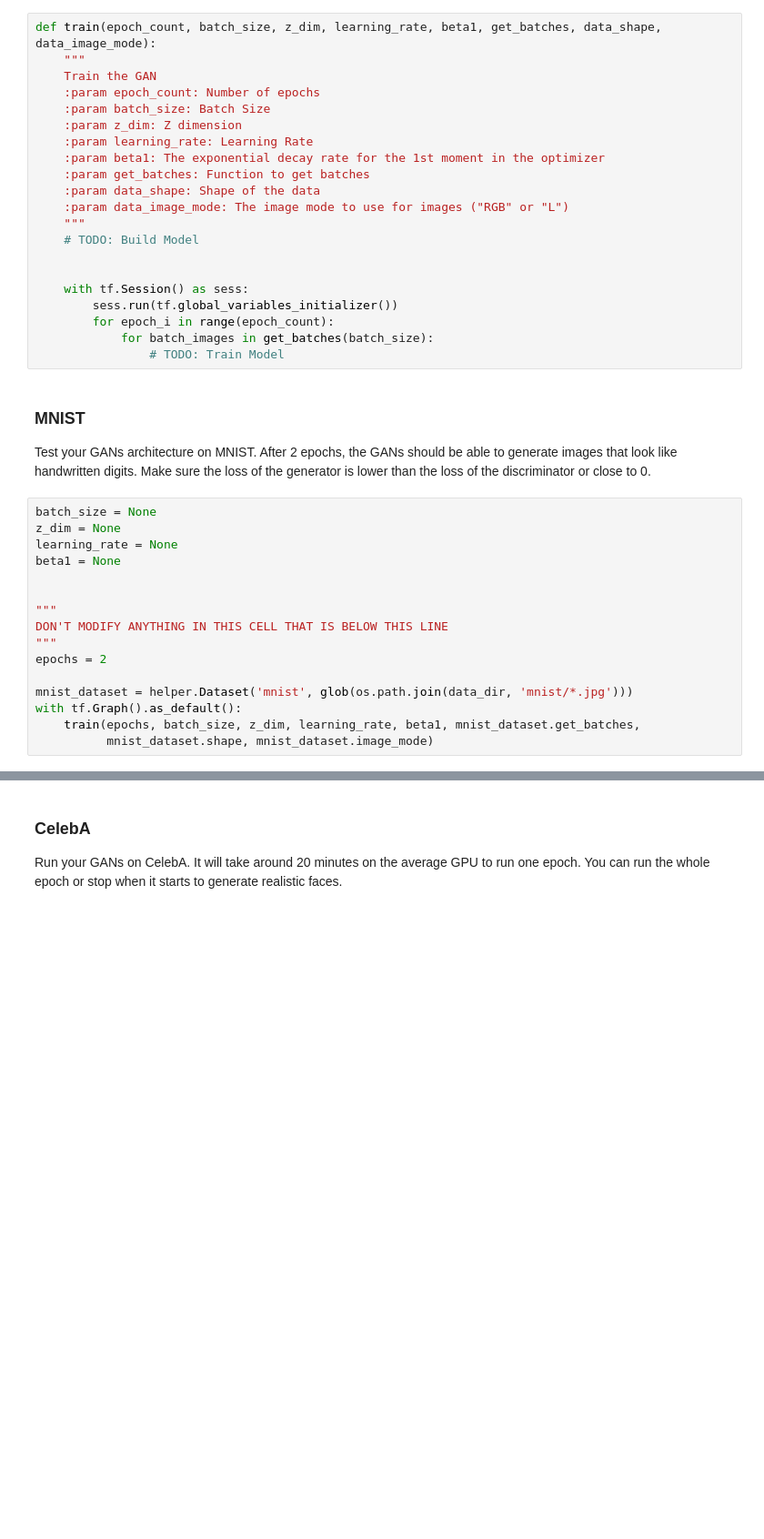
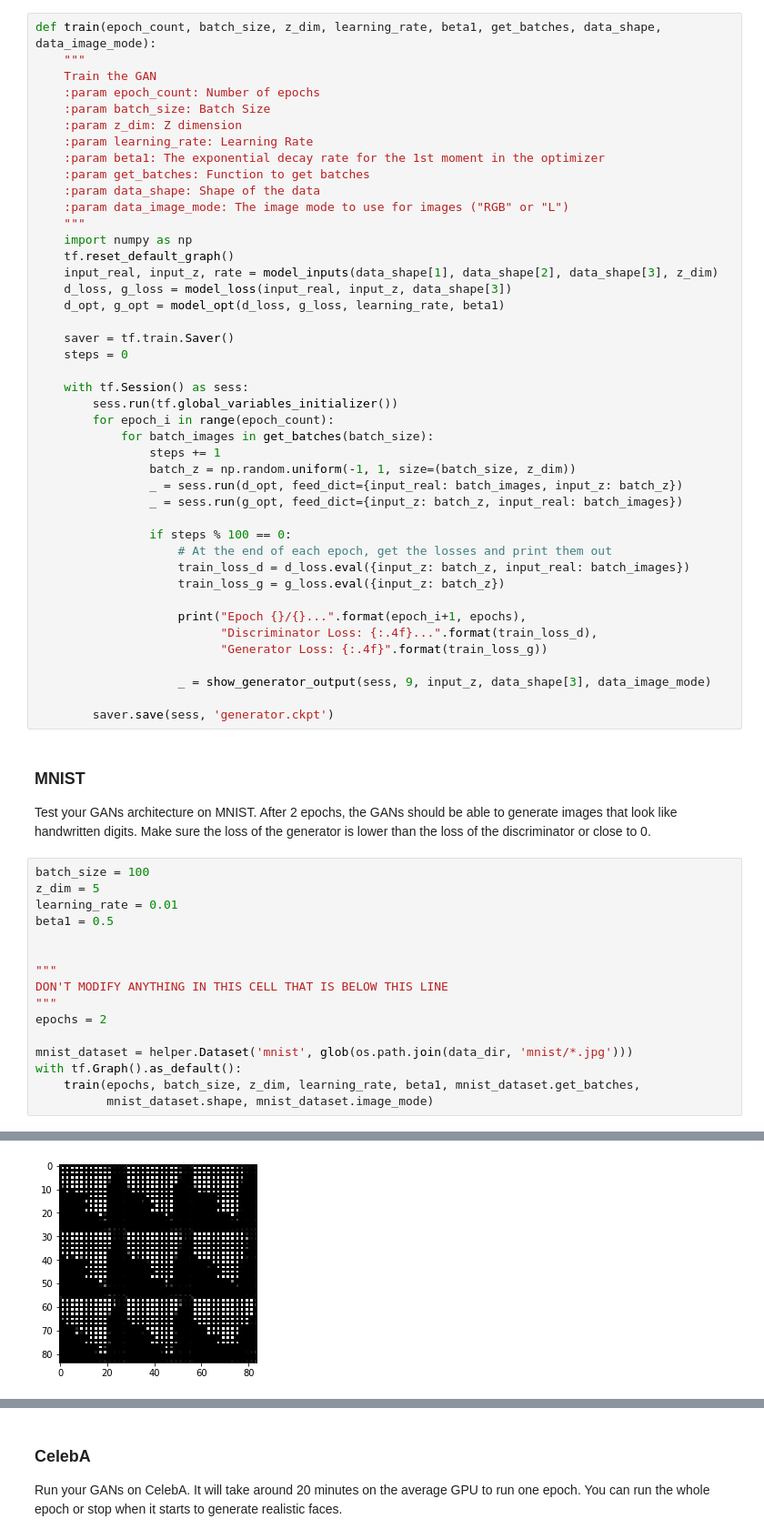
Before and after one commit to arkitpatel/Generate-Faces-DLND, a Jupyter notebook: dlnd_face_generation.ipynb, the cells around one changed output, grey strips where cells are left out. Shown at 91% size. Drawn from its saved outputs; the diff is of its cells as text; blank space fills up the shorter version.

```diff
--- a/dlnd_face_generation.ipynb
+++ b/dlnd_face_generation.ipynb
@@ -310,22 +326,44 @@ def train(epoch_count, batch_size, z_dim, learning_rate, beta1, get_batches, dat
     :param data_shape: Shape of the data
     :param data_image_mode: The image mode to use for images ("RGB" or "L")
     """
-    # TODO: Build Model
+    import numpy as np
+    tf.reset_default_graph()
+    input_real, input_z, rate = model_inputs(data_shape[1], data_shape[2], data_shape[3], z_dim)
+    d_loss, g_loss = model_loss(input_real, input_z, data_shape[3])
+    d_opt, g_opt = model_opt(d_loss, g_loss, learning_rate, beta1)
 
+    saver = tf.train.Saver()
+    steps = 0
 
     with tf.Session() as sess:
         sess.run(tf.global_variables_initializer())
         for epoch_i in range(epoch_count):
             for batch_images in get_batches(batch_size):
-                # TODO: Train Model
+                steps += 1
+                batch_z = np.random.uniform(-1, 1, size=(batch_size, z_dim))
+                _ = sess.run(d_opt, feed_dict={input_real: batch_images, input_z: batch_z})
+                _ = sess.run(g_opt, feed_dict={input_z: batch_z, input_real: batch_images})
+
+                if steps % 100 == 0:
+                    # At the end of each epoch, get the losses and print them out
+                    train_loss_d = d_loss.eval({input_z: batch_z, input_real: batch_images})
+                    train_loss_g = g_loss.eval({input_z: batch_z})
+
+                    print("Epoch {}/{}...".format(epoch_i+1, epochs),
+                          "Discriminator Loss: {:.4f}...".format(train_loss_d),
+                          "Generator Loss: {:.4f}".format(train_loss_g))
+
+                    _ = show_generator_output(sess, 9, input_z, data_shape[3], data_image_mode)
+
+        saver.save(sess, 'generator.ckpt')
 # %% [markdown]
 ### MNIST
 Test your GANs architecture on MNIST.  After 2 epochs, the GANs should be able to generate images that look like handwritten digits.  Make sure the loss of the generator is lower than the loss of the discriminator or close to 0.
 # %%
-batch_size = None
-z_dim = None
-learning_rate = None
-beta1 = None
+batch_size = 100
+z_dim = 5
+learning_rate = 0.01
+beta1 = 0.5
 
 
 """
@@ -337,3 +375,4 @@ mnist_dataset = helper.Dataset('mnist', glob(os.path.join(data_dir, 'mnist/*.jpg
 with tf.Graph().as_default():
     train(epochs, batch_size, z_dim, learning_rate, beta1, mnist_dataset.get_batches,
           mnist_dataset.shape, mnist_dataset.image_mode)
+# %% [output]
@@ -339,0 +380 @@ with tf.Graph().as_default():
+[figure, added]
```
Also changed, not shown: parts of 5 cells of this notebook.
